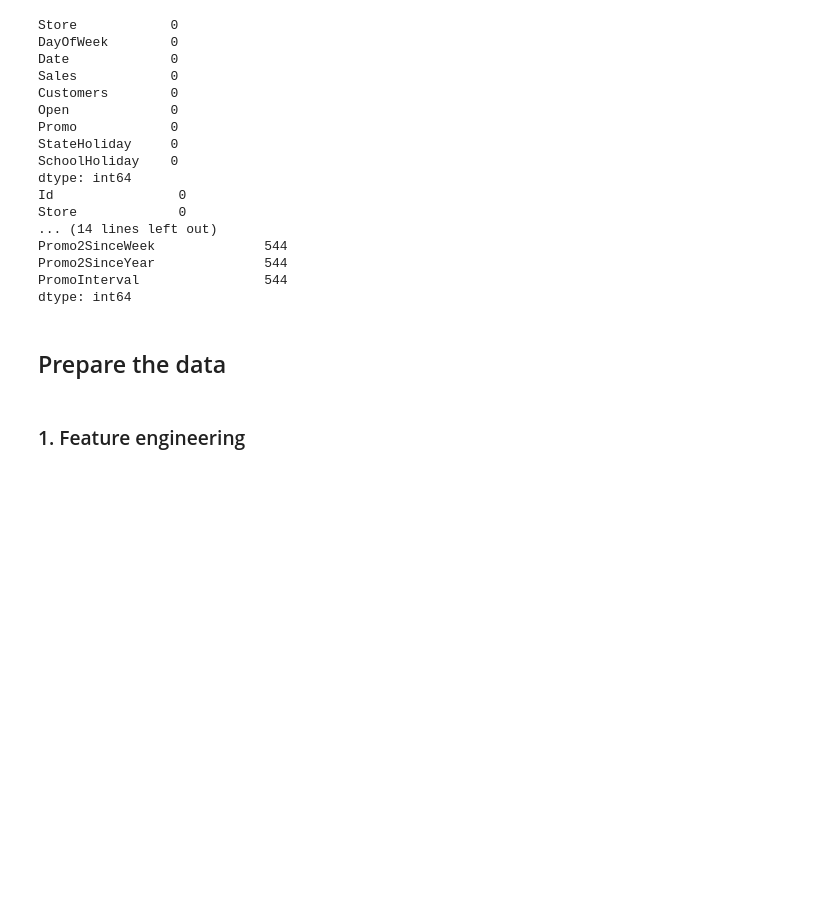
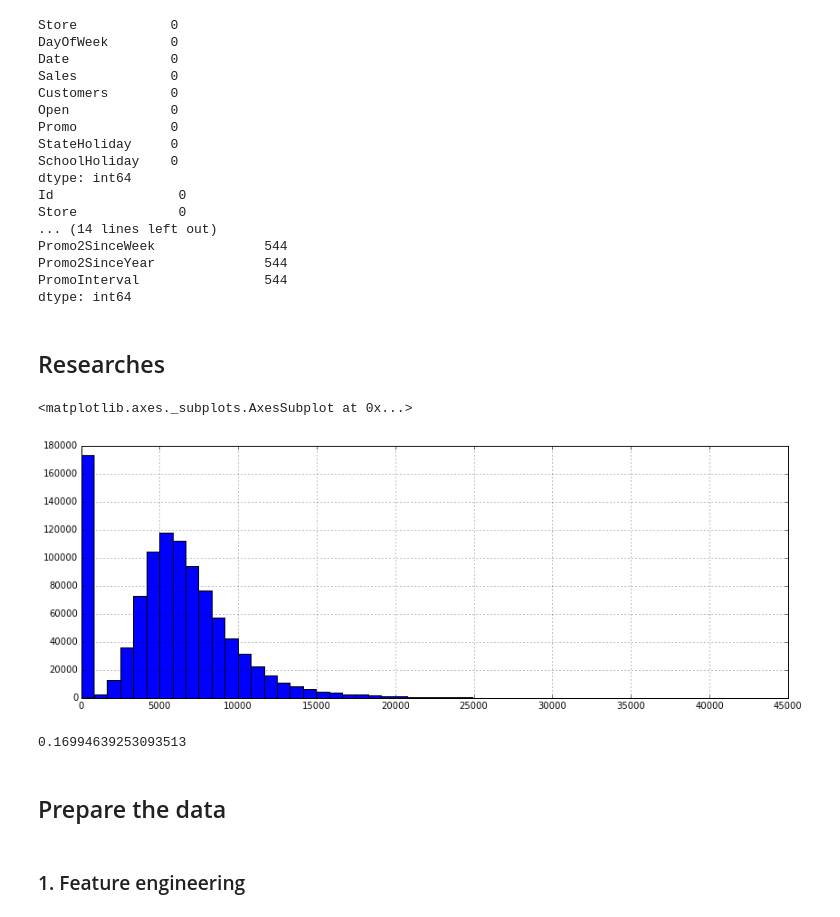
Before and after one commit to sergeyshilin/kaggle, a Jupyter notebook: rossman/Rossman Store Sales.ipynb, the cells around one changed output. Drawn from its saved outputs; the diff is of its cells as text; code cells hidden in the pictures; blank space fills up the shorter version.

```diff
--- a/rossman/Rossman Store Sales.ipynb
+++ b/rossman/Rossman Store Sales.ipynb
@@ -35,5 +35,19 @@ Promo2SinceWeek              544
 Promo2SinceYear              544
 PromoInterval                544
 dtype: int64
+# %% [markdown]
+## Researches
+# %%
+train.Sales.hist(bins=50, figsize=(14, 5))
+# %% [output]
+<matplotlib.axes._subplots.AxesSubplot at 0x...>
+[figure, added]
+# %%
+# Percentage of zero Sales -- 17%  !!!
+float(len(train.loc[train.Sales == 0])) / len(train)
+# %% [output]
+0.16994639253093513
+# %% [markdown]
+## Prepare the data
 # %%
 test.fillna(1, inplace=True)
@@ -42,8 +56,6 @@ train = train[train["Open"] != 0]
 # merge datasets with Stores data
 train = pd.merge(train, stores, on='Store')
 test = pd.merge(test, stores, on='Store')
-# %% [markdown]
-## Prepare the data
 # %% [markdown]
 ### 1. Feature engineering
 # %%
```
Also changed, not shown: parts of 11 cells of this notebook, 2 other files.
